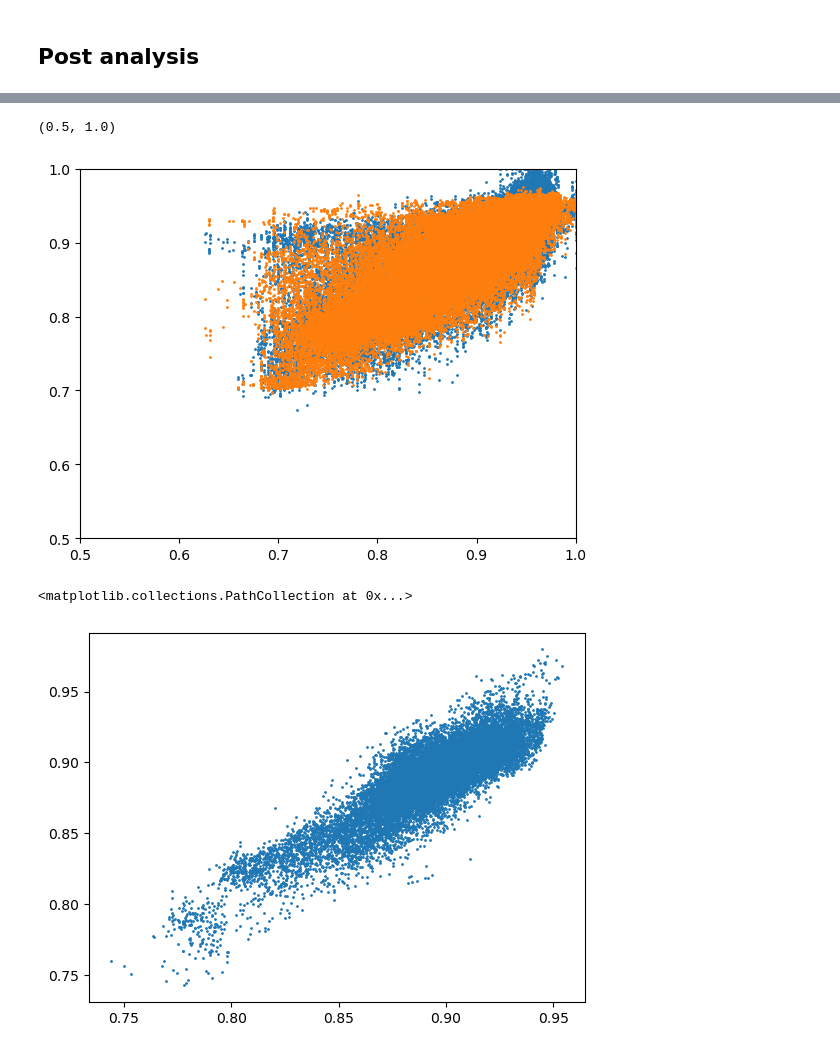
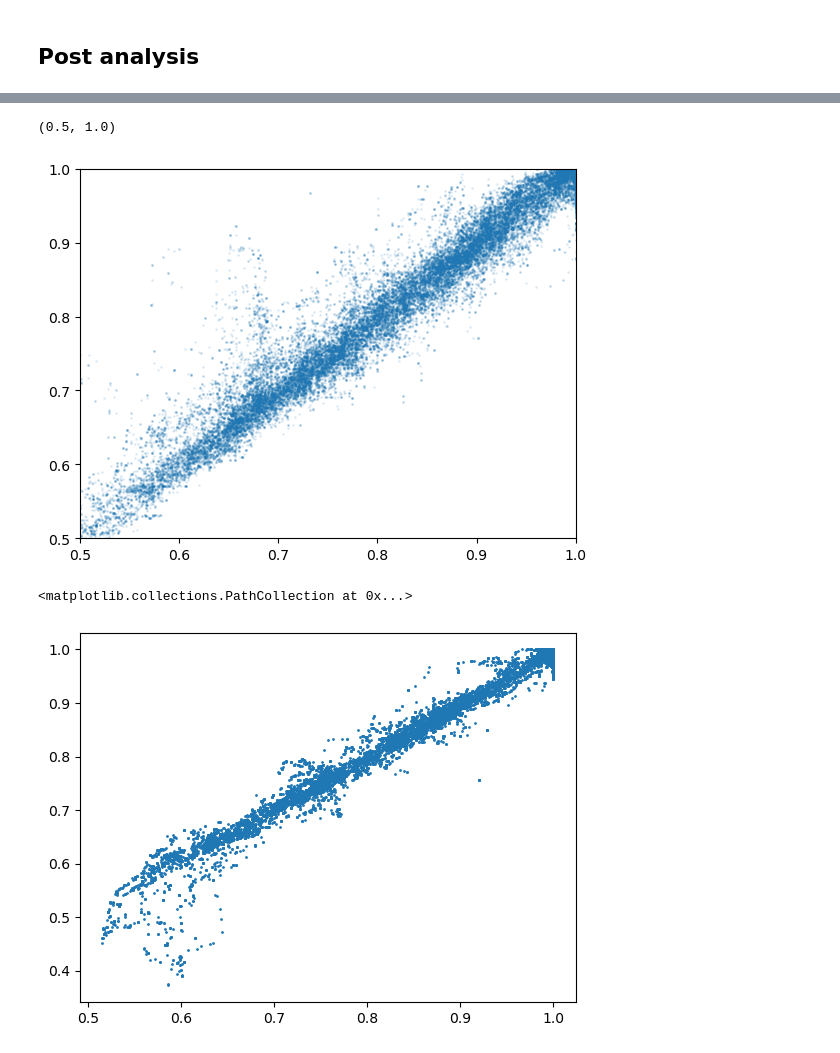
Before and after one commit to aoyako/atlas, a Jupyter notebook: model/train.ipynb, the cells around one changed output, grey strips where cells are left out. Drawn from its saved outputs; the diff is of its cells as text; code cells hidden in the pictures.

Commit message:
train: switch to tb_sim

```diff
--- a/model/train.ipynb
+++ b/model/train.ipynb
@@ -31,12 +32,15 @@ files = sorted(
     q.list_files('/mnt/nas04/mykhailo/atlas_data_pmbase/2015') +\
     q.list_files('/mnt/nas04/mykhailo/atlas_data_pmbase/2016') +\
     q.list_files('/mnt/nas04/mykhailo/atlas_data_pmbase/2017') +\
-    q.list_files('/mnt/nas04/mykhailo/atlas_data_pmbase/2018')
+    q.list_files('/mnt/nas04/mykhailo/atlas_data_pmbase/2018') +\
+    q.list_files('/mnt/nas04/mykhailo/atlas_data_pmbase_delta')
 )
 
 tc_gmi_files = sorted(list(filter(lambda x: 'gmi_tc' in x, files)))
-tc_sim_scatt_files = sorted(list(filter(lambda x: 'Tc_hydro_13ch' in x, files)))
-tc_sim_clear_files = sorted(list(filter(lambda x: 'Tc_clear_13ch' in x, files)))
+tc_sim_scatt_files = sorted(list(filter(lambda x: 'Tc_hydro_13ch' in x and 'delta' in x, files)))
+tc_sim_clear_files = sorted(list(filter(lambda x: 'Tc_clear_13ch' in x and 'delta' in x, files)))
+es_files = sorted(list(filter(lambda x: 'es_telsem_13ch' in x and 'delta' in x, files)))
+landsea_telsem_files = sorted(list(filter(lambda x: 'landsea_telsem' in x and 'delta' in x, files)))
 
 specific_humidity_files = sorted(list(filter(lambda x: 'era5_specific_humidity' in x, files)))
 temperature_files = sorted(list(filter(lambda x: 'era5_temperature' in x, files)))
@@ -50,10 +54,6 @@ cloud_ice_water_files = sorted(list(filter(lambda x: 'era5_cloud_ice_water' in x
 precip_liquid_water_files = sorted(list(filter(lambda x: 'era5_precip_liquid_water' in x, files)))
 precip_ice_water_files = sorted(list(filter(lambda x: 'era5_precip_ice_water' in x, files)))
 
-landsea_telsem_files = sorted(list(filter(lambda x: 'landsea_telsem' in x, files)))
-
-es_files = sorted(list(filter(lambda x: 'es_telsem_13ch' in x, files)))
-
 lat_files = sorted(list(filter(lambda x: 'gmi_lat' in x, files)))
 lon_files = sorted(list(filter(lambda x: 'gmi_lon' in x, files)))
 
@@ -143,7 +143,7 @@ channels = q.gmi_channels()
 # Direct models
 # %%
 features = np.array([
-    *(tc_gmi.T),
+    *(tc_sim_scatt.T),
     # tcwv,
     surface_pressure,
     tm_dewpoint_temperature,
@@ -554,0 +536,12 @@ _nn_p_test = P_test
+# %%
+val_mask = np.concatenate([np.full(size, np.random.choice([True, False], p=[0.3, 0.7])) for size in list(map(lambda x: len(x), map(np.load, autosnow_files)))], axis=0)
+
+X_train = features[train_mask&(~val_mask)]
+X_test = features[test_mask]
+X_val = features[train_mask&(val_mask)]
+X = features[use_data_mask]
+
+Y_train = labels[train_mask&(~val_mask)]
+Y_test = labels[test_mask]
+Y_val = labels[train_mask&(val_mask)]
+Y = labels[use_data_mask]
@@ -635,26 +652,26 @@ for i in range(len(channels)):
 # %%
 c = 11
 
 _land_mask = land_mask[test_mask]
 _snow_mask = snow_mask[test_mask]
 _ice_mask = ice_mask[test_mask]
 
 # plt.scatter(Y_test[_land_mask,c], _lin_p_test[_land_mask,c], s=1)
 # plt.scatter(Y_test[_snow_mask,c], _lin_p_test[_snow_mask,c], s=1)
-plt.scatter(Y_test[:,c], _lin_p_test[:,c], s=1)
+# plt.scatter(Y_test[:,c], _lin_p_test[:,c], s=1, alpha=0.1)
 # plt.scatter(Y_test[_ice_mask,c], _lin_p_test[_ice_mask,c], s=1)
-plt.scatter(Y_test[:,c], _gbrt_p_test[:,c], s=1)
+plt.scatter(Y_test[:,c], _gbrt_p_test[:,c], s=1, alpha=0.1)
 # plt.scatter(Y_test[:,c], _nn_p_test[:,c], s=1)
 
 
 plt.xlim(0.5, 1)
 plt.ylim(0.5, 1)
 # %% [output]
 (0.5, 1.0)
-[figure, old version]
+[figure, new version]
 # %%
 c = 9
 plt.scatter(_nn_p_test[_ice_mask,c], _lin_p_test[_ice_mask,c], s=1)
 # %% [output]
 <matplotlib.collections.PathCollection at 0x...>
-[figure, old version]
+[figure, new version]
```
Also changed, not shown: parts of 21 cells of this notebook, 3 other files.
